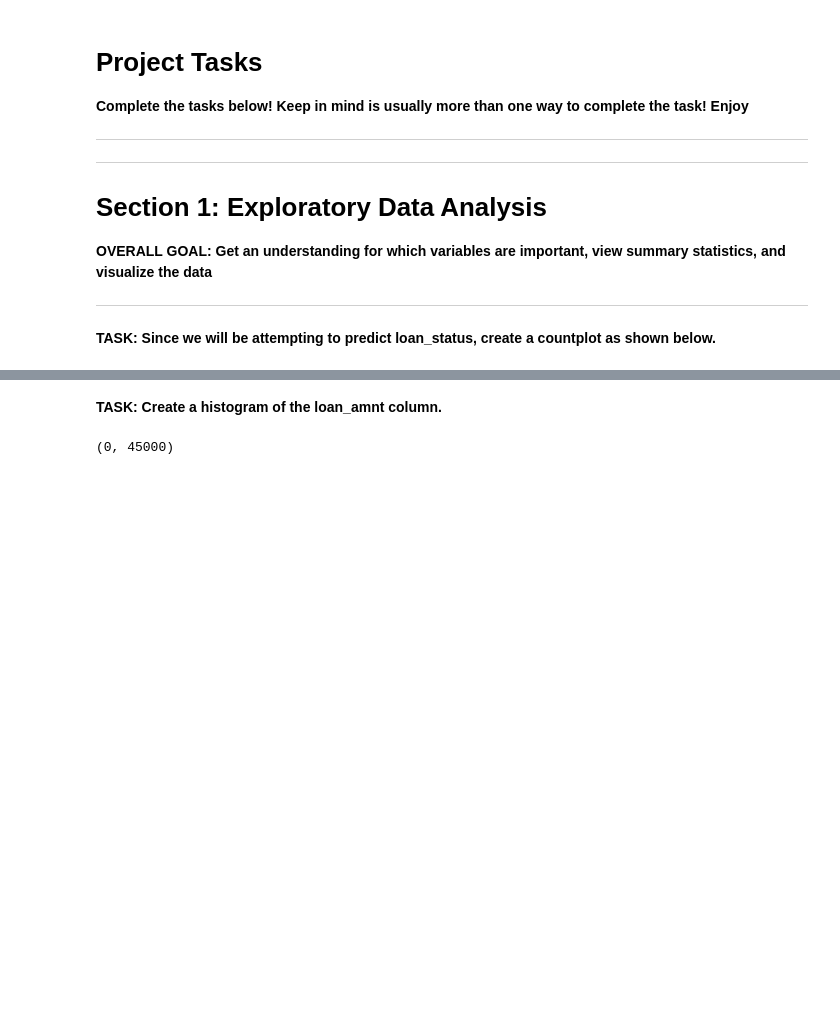
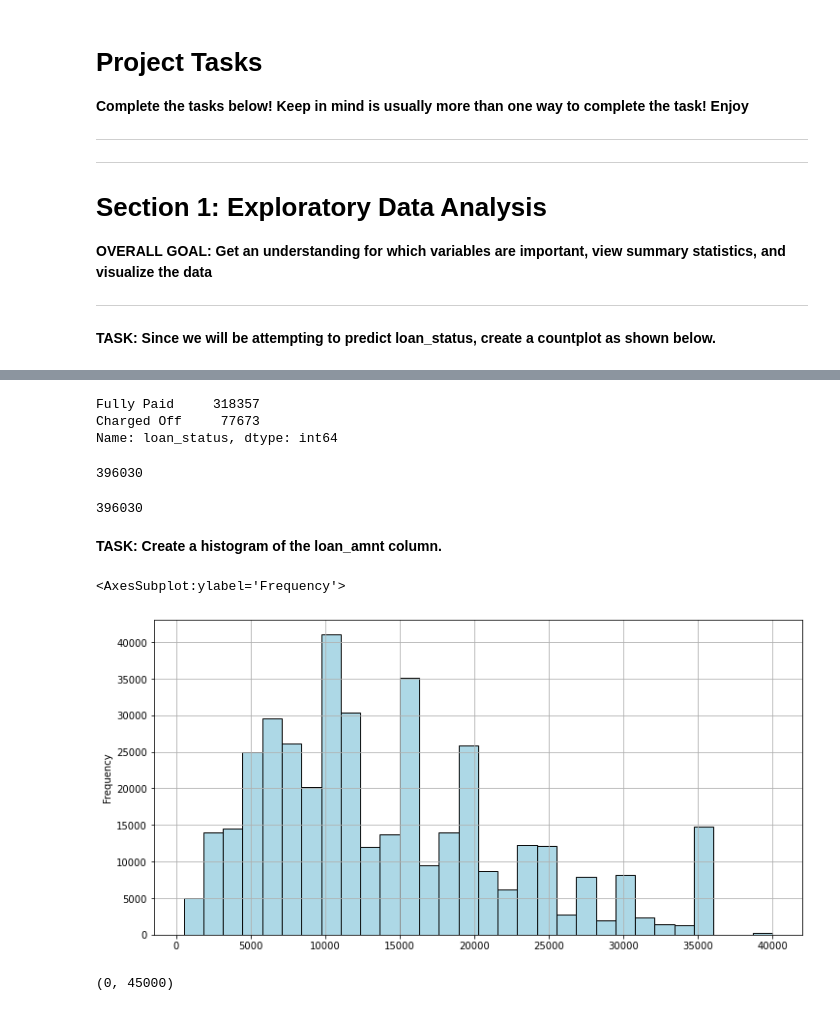
Before and after one commit to JennEYoon/python-ml, a Jupyter notebook: udemy-ds-bc/TensorFlow_FILES/ANNs/03-Keras-Project-Exercise.ipynb, the cells around one changed output, grey strips where cells are left out. Cells and saved outputs as stored; diff of their text form; code cells hidden in the pictures; blank space fills up the shorter version.

```diff
--- a/udemy-ds-bc/TensorFlow_FILES/ANNs/03-Keras-Project-Exercise.ipynb
+++ b/udemy-ds-bc/TensorFlow_FILES/ANNs/03-Keras-Project-Exercise.ipynb
@@ -347,7 +372,29 @@ Name: loan_status, dtype: object
+# %%
+df['loan_status'].value_counts()
+# %% [output]
+Fully Paid     318357
+Charged Off     77673
+Name: loan_status, dtype: int64
+# %%
+318357+77673
+# %% [output]
+396030
+# %%
+len(df)
+# %% [output]
+396030
 # %% [markdown]
 **TASK: Create a histogram of the loan_amnt column.**
 # %%
 # CODE HERE
+# %%
+#figsize=(12, 8)
+df.loan_amnt.plot.hist(bins=30, figsize=(12, 6),
+                       color='lightblue', grid='TRUE', linewidth=1, edgecolor='k')
+# edgecolor, linewidth for histogram, pyplot
+# %% [output]
+<AxesSubplot:ylabel='Frequency'>
+[figure, added]
 # %%
 # %% [output]
 (0, 45000)
```
Also changed, not shown: parts of 5 cells of this notebook, 1 other file.
